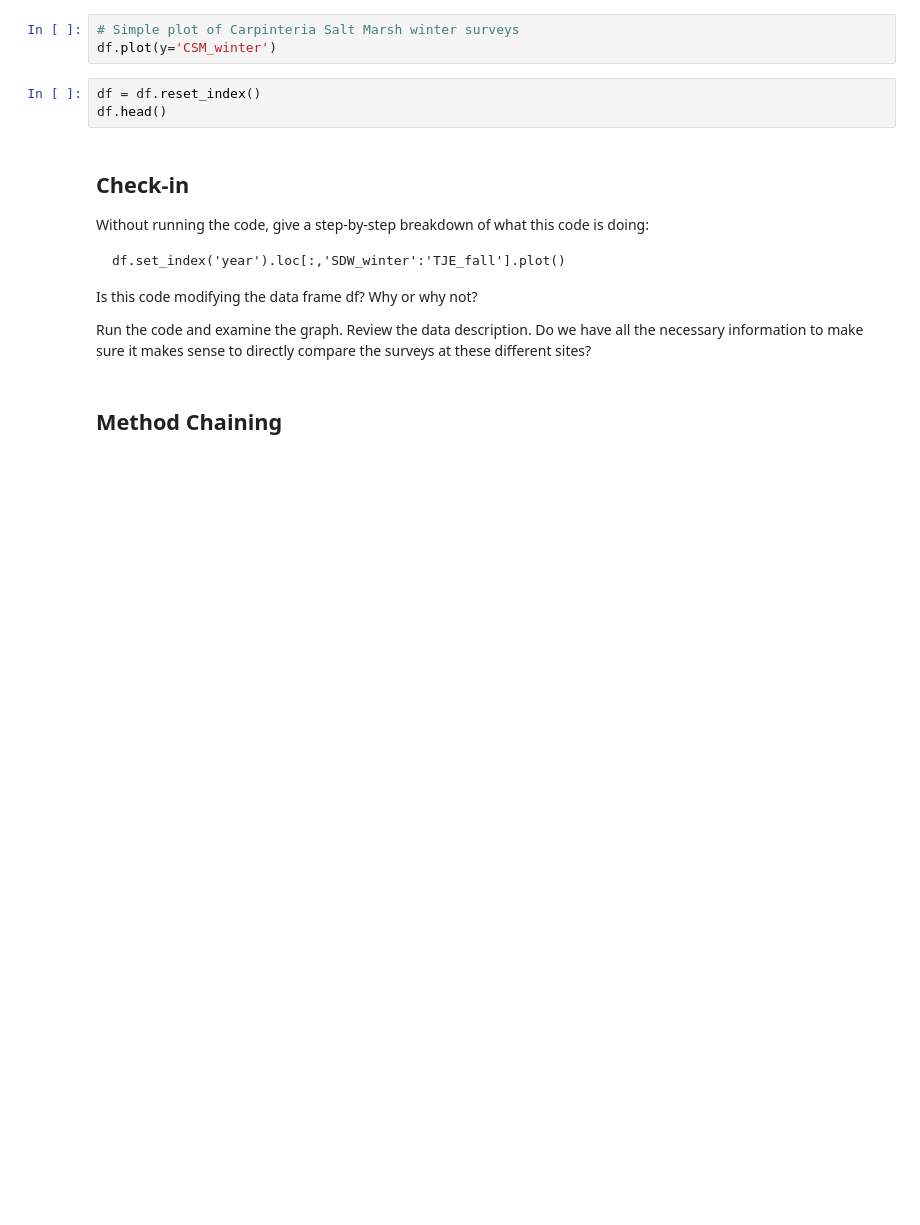
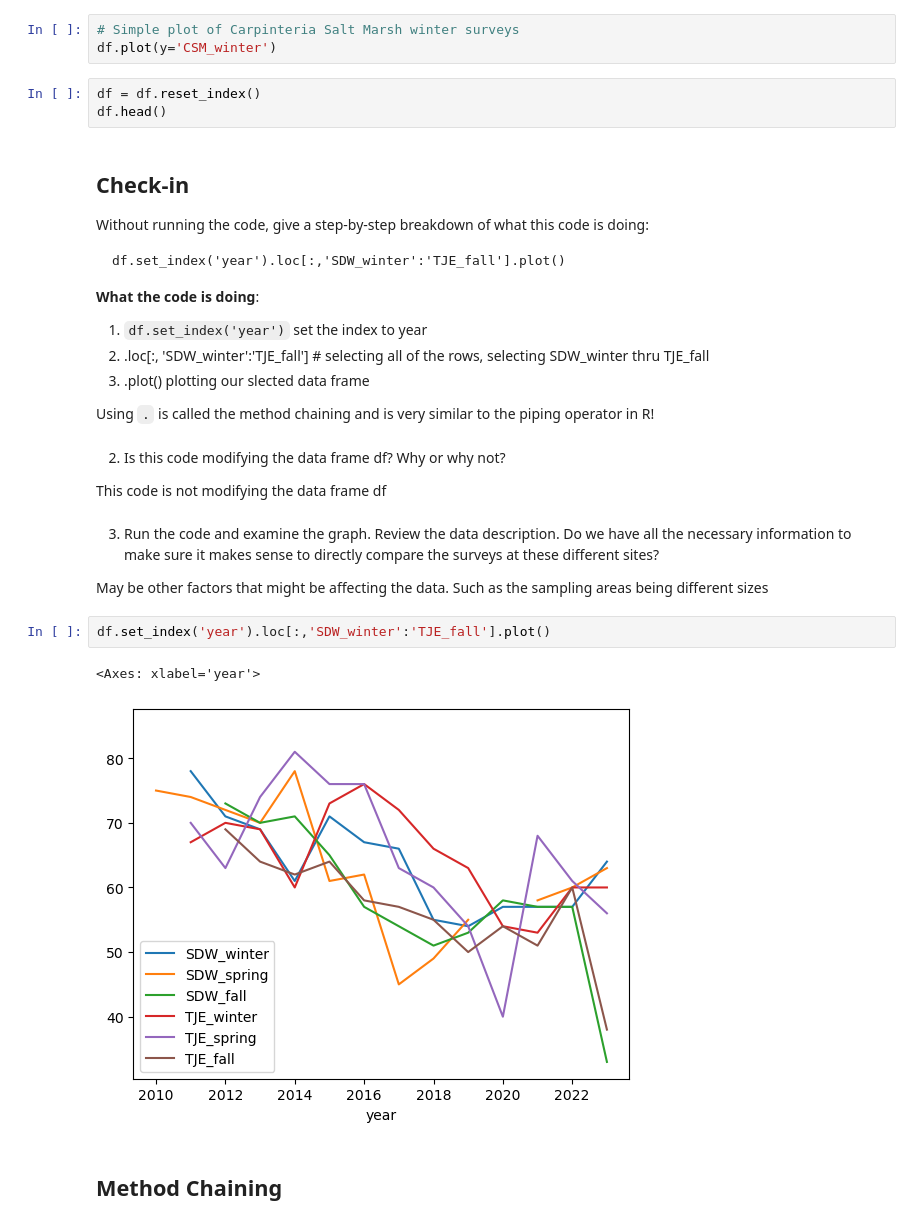
Before and after one commit to jaslynmiura/eds220-2025-in-class, a Jupyter notebook: week2-basic-plotting.ipynb, the cells around one changed output. Saved outputs shown, nothing was run; the diff lists cells and outputs as text; blank space fills up the shorter version.

````diff
--- a/week2-basic-plotting.ipynb
+++ b/week2-basic-plotting.ipynb
@@ -82,10 +137,26 @@ Without running the code, give a step-by-step breakdown of what this code is doi
 ```
 df.set_index('year').loc[:,'SDW_winter':'TJE_fall'].plot()
 ```
+**What the code is doing**:
+1. `df.set_index('year')` set the index to year
+2. .loc[:, 'SDW_winter':'TJE_fall'] # selecting all of the rows, selecting SDW_winter thru TJE_fall
+3. .plot() plotting our slected data frame
 
-Is this code modifying the data frame df? Why or why not?
-
-Run the code and examine the graph. Review the data description. Do we have all the necessary information to make sure it makes sense to directly compare the surveys at these different sites?
+Using `.` is called the method chaining and is very similar to the piping operator in R!
+# %% [markdown]
+2. Is this code modifying the data frame df? Why or why not?
+
+This code is not modifying the data frame df
+# %% [markdown]
+
+3. Run the code and examine the graph. Review the data description. Do we have all the necessary information to make sure it makes sense to directly compare the surveys at these different sites?
+
+May be other factors that might be affecting the data. Such as the sampling areas being different sizes
+# %%
+df.set_index('year').loc[:,'SDW_winter':'TJE_fall'].plot()
+# %% [output]
+<Axes: xlabel='year'>
+[figure, added]
 # %% [markdown]
 ## Method Chaining
 # %%
````
Also changed, not shown: parts of 13 cells of this notebook.
